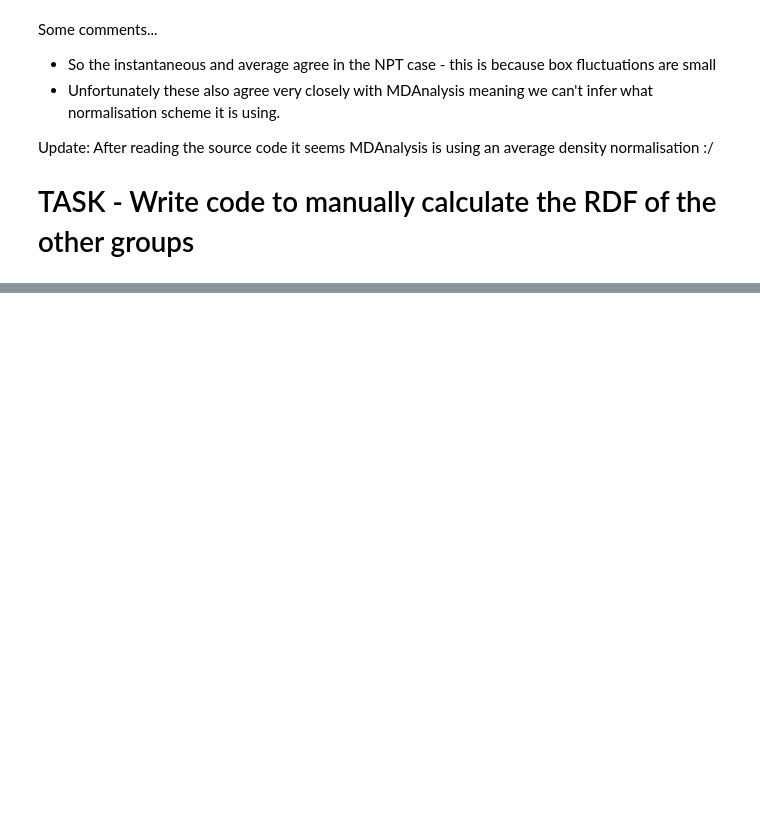
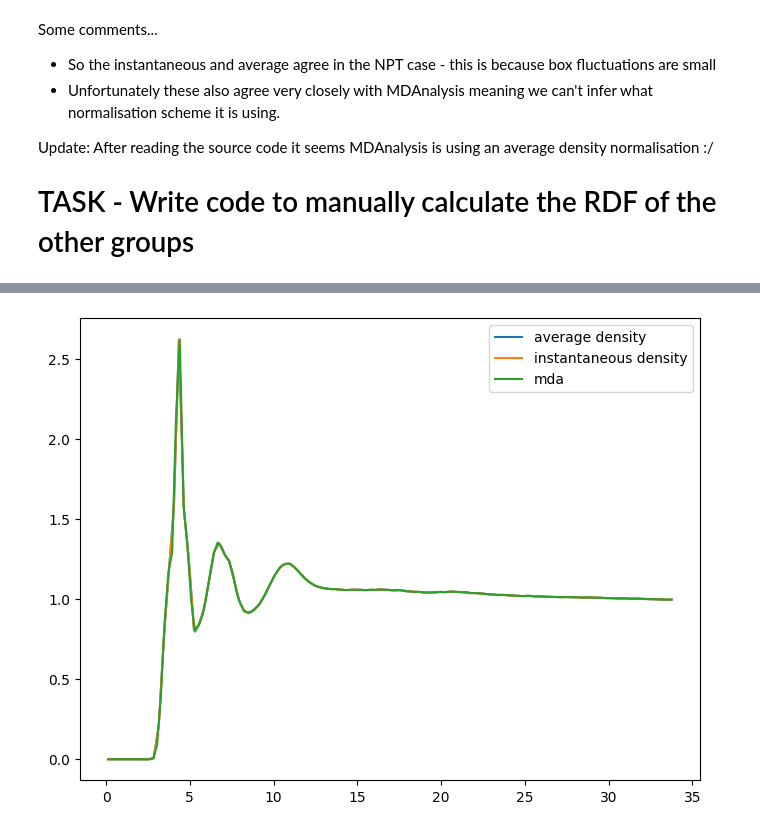
Before and after one commit to Luca-Gasparro/breaking_bad, a Jupyter notebook: rdf/rdf_results.ipynb, the cells around one changed output, grey strips where cells are left out. Drawn from its saved outputs; the diff is of its cells as text; code cells hidden in the pictures; blank space fills up the shorter version.

```diff
--- a/rdf/rdf_results.ipynb
+++ b/rdf/rdf_results.ipynb
@@ -99,0 +139,35 @@ Update: After reading the source code it seems MDAnalysis is using an average de
+# %%
+# ----- NPT Simulation ------
+man_poly_bins_avg_npt, man_poly_rdf_avg_npt = rdf_analysis.polymer_polymer_rdf_manual(
+    polymer_topology_file="dry_npt_polymer.tpr",
+    polymer_trajectory_file="dry_npt_trim_polymers.xtc",
+    reference_particle_name="N1",
+    bin_width=0.3,
+    instantaneous=False,
+    start_time=2000,
+)
+man_poly_bins_inst_npt, man_poly_rdf_inst_npt = rdf_analysis.polymer_polymer_rdf_manual(
+    polymer_topology_file="dry_npt_polymer.tpr",
+    polymer_trajectory_file="dry_npt_trim_polymers.xtc",
+    reference_particle_name="N1",
+    bin_width=0.3,
+    instantaneous=True,
+    start_time=2000,
+)
+
+mda_poly_bins_npt, mda_poly_rdf_npt = rdf_analysis.polymer_polymer_rdf(
+    polymer_topology_file="dry_npt_polymer.tpr",
+    polymer_trajectory_file="dry_npt_trim_polymers.xtc",
+    polymer_atom_name="N1",
+    start_time=2000,
+    frame_strides=[1],
+)
+
+plt.figure(figsize=(8, 6))
+plt.plot(man_poly_bins_avg_npt, man_poly_rdf_avg_npt, label="average density")
+plt.plot(man_poly_bins_inst_npt, man_poly_rdf_inst_npt, label="instantaneous density")
+plt.plot(mda_poly_bins_npt, mda_poly_rdf_npt[0], label="mda")
+plt.legend()
+plt.savefig("polY_poly_rdf_npt.png", dpi=300)
+# %% [output]
+[figure, added]
```
Also changed, not shown: parts of 2 cells of this notebook, 2 other files.
